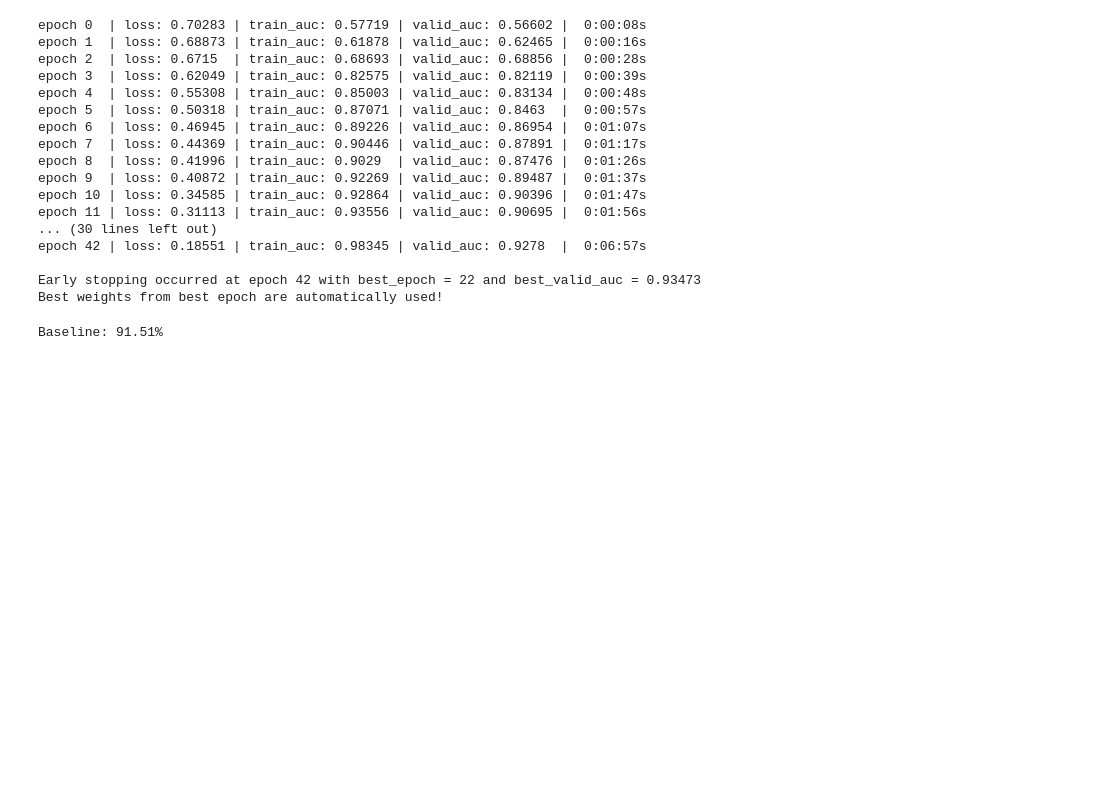
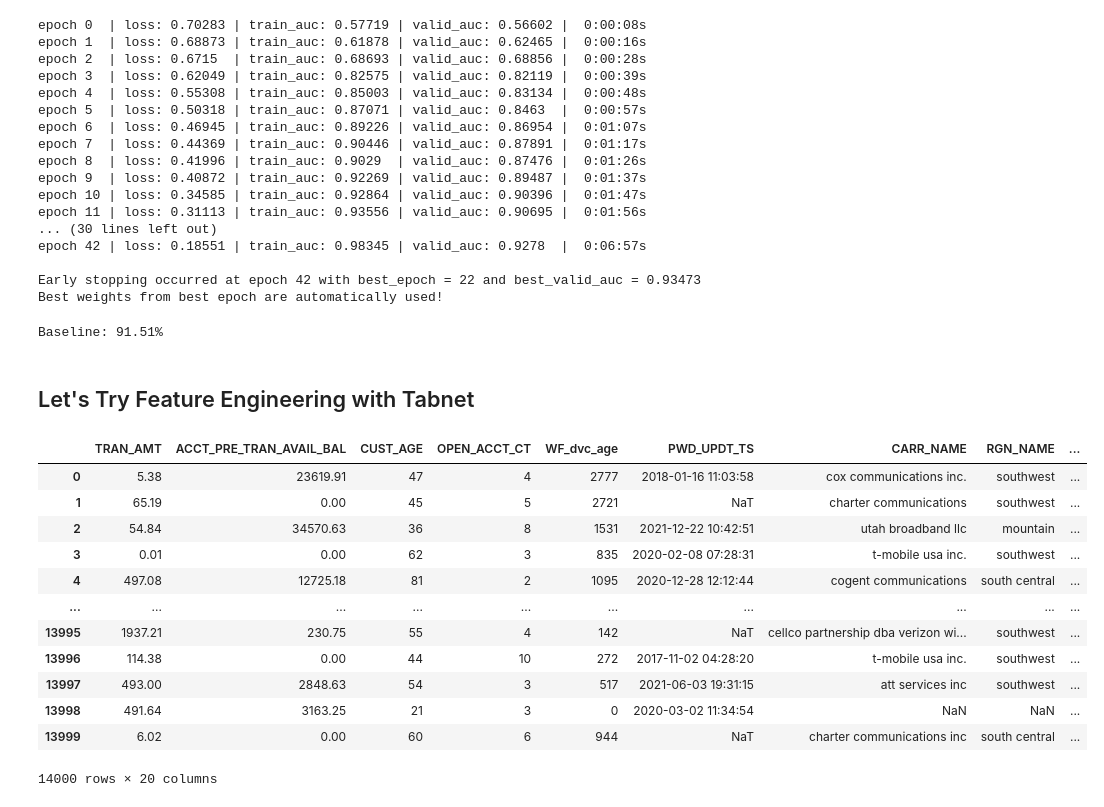
Before and after one commit to jzkuang/WellsFargoElderAbuseComp, a Jupyter notebook: WF TabNet Implementation.ipynb, the cells around one changed output. Cells and saved outputs as stored; diff of their text form; code cells hidden in the pictures; blank space fills up the shorter version.

Commit message:
Adding feature engineering

```diff
--- a/WF TabNet Implementation.ipynb
+++ b/WF TabNet Implementation.ipynb
@@ -206,3 +206,44 @@ f1s = f1_score(y_val_df, x_val_pred_label_df)
 print("Baseline: %.2f%%" % (f1s*100))
 # %% [output]
 Baseline: 91.51%
+# %% [markdown]
+## Let's Try Feature Engineering with Tabnet
+# %%
+# Trying this out with Josh's Feature Engineering
+testDf = pd.read_csv("WFTest.csv")
+trainDf = pd.read_csv("WFTrain.csv")
+
+to_datetime = ['PWD_UPDT_TS', 'PH_NUM_UPDT_TS', 'CUST_SINCE_DT','TRAN_TS',
+               'TRAN_DT', 'ACTVY_DT']
+for datetime in to_datetime:
+  trainDf[datetime] = pd.to_datetime(trainDf[datetime], errors='coerce')
+
+to_categorical = ['CARR_NAME', 'RGN_NAME', 'STATE_PRVNC_TXT', 'ALERT_TRGR_CD',
+                  'DVC_TYPE_TXT', 'AUTHC_PRIM_TYPE_CD', 'AUTHC_SCNDRY_STAT_TXT',
+                  'CUST_STATE','ACTN_CD','ACTN_INTNL_TXT','TRAN_TYPE_CD',
+                  'FRAUD_NONFRAUD']
+
+for category in to_categorical:
+  trainDf[category] = trainDf[category].astype("category")
+
+redundant = ['ACTN_CD', 'TRAN_TYPE_CD','ACTN_INTNL_TXT','ACTVY_DT']
+trainDf.drop(columns = redundant, inplace=True)
+
+trainDf.FRAUD_NONFRAUD = trainDf.FRAUD_NONFRAUD == 'Fraud'
+trainDf['FRAUD_NONFRAUD'] = trainDf['FRAUD_NONFRAUD'].astype(int)
+
+trainDf
+# %% [output]
+|  | TRAN_AMT | ACCT_PRE_TRAN_AVAIL_BAL | CUST_AGE | OPEN_ACCT_CT | WF_dvc_age | PWD_UPDT_TS | CARR_NAME | RGN_NAME | ... |
+| 0 | 5.38 | 23619.91 | 47 | 4 | 2777 | 2018-01-16 11:03:58 | cox communications inc. | southwest | ... |
+| 1 | 65.19 | 0.00 | 45 | 5 | 2721 | NaT | charter communications | southwest | ... |
+| 2 | 54.84 | 34570.63 | 36 | 8 | 1531 | 2021-12-22 10:42:51 | utah broadband llc | mountain | ... |
+| 3 | 0.01 | 0.00 | 62 | 3 | 835 | 2020-02-08 07:28:31 | t-mobile usa inc. | southwest | ... |
+| 4 | 497.08 | 12725.18 | 81 | 2 | 1095 | 2020-12-28 12:12:44 | cogent communications | south central | ... |
+| ... | ... | ... | ... | ... | ... | ... | ... | ... | ... |
+| 13995 | 1937.21 | 230.75 | 55 | 4 | 142 | NaT | cellco partnership dba verizon wi... | southwest | ... |
+| 13996 | 114.38 | 0.00 | 44 | 10 | 272 | 2017-11-02 04:28:20 | t-mobile usa inc. | southwest | ... |
+| 13997 | 493.00 | 2848.63 | 54 | 3 | 517 | 2021-06-03 19:31:15 | att services inc | southwest | ... |
+| 13998 | 491.64 | 3163.25 | 21 | 3 | 0 | 2020-03-02 11:34:54 | NaN | NaN | ... |
+| 13999 | 6.02 | 0.00 | 60 | 6 | 944 | NaT | charter communications inc | south central | ... |
+14000 rows × 20 columns
```
Also changed, not shown: parts of 7 cells of this notebook.
